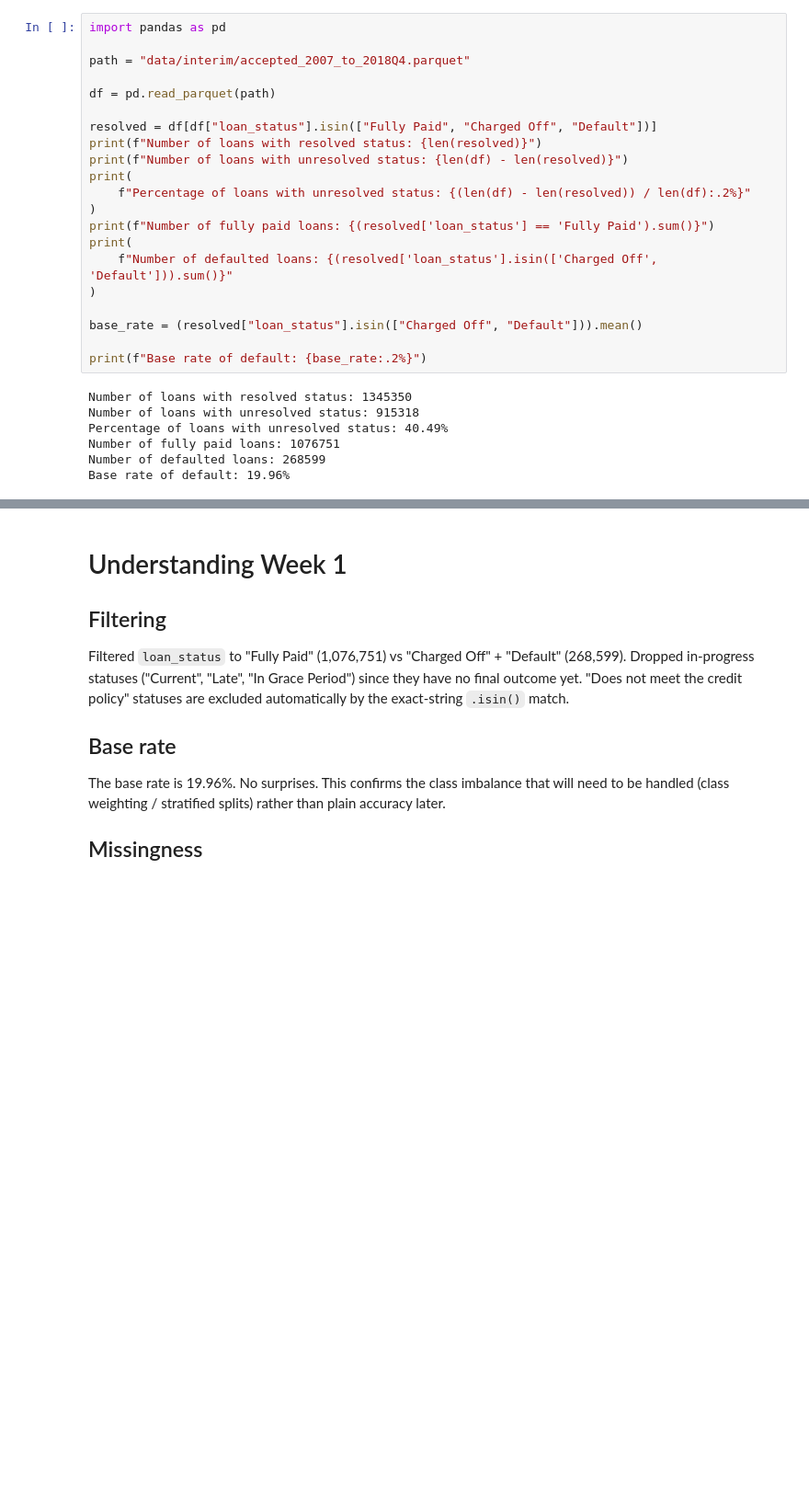
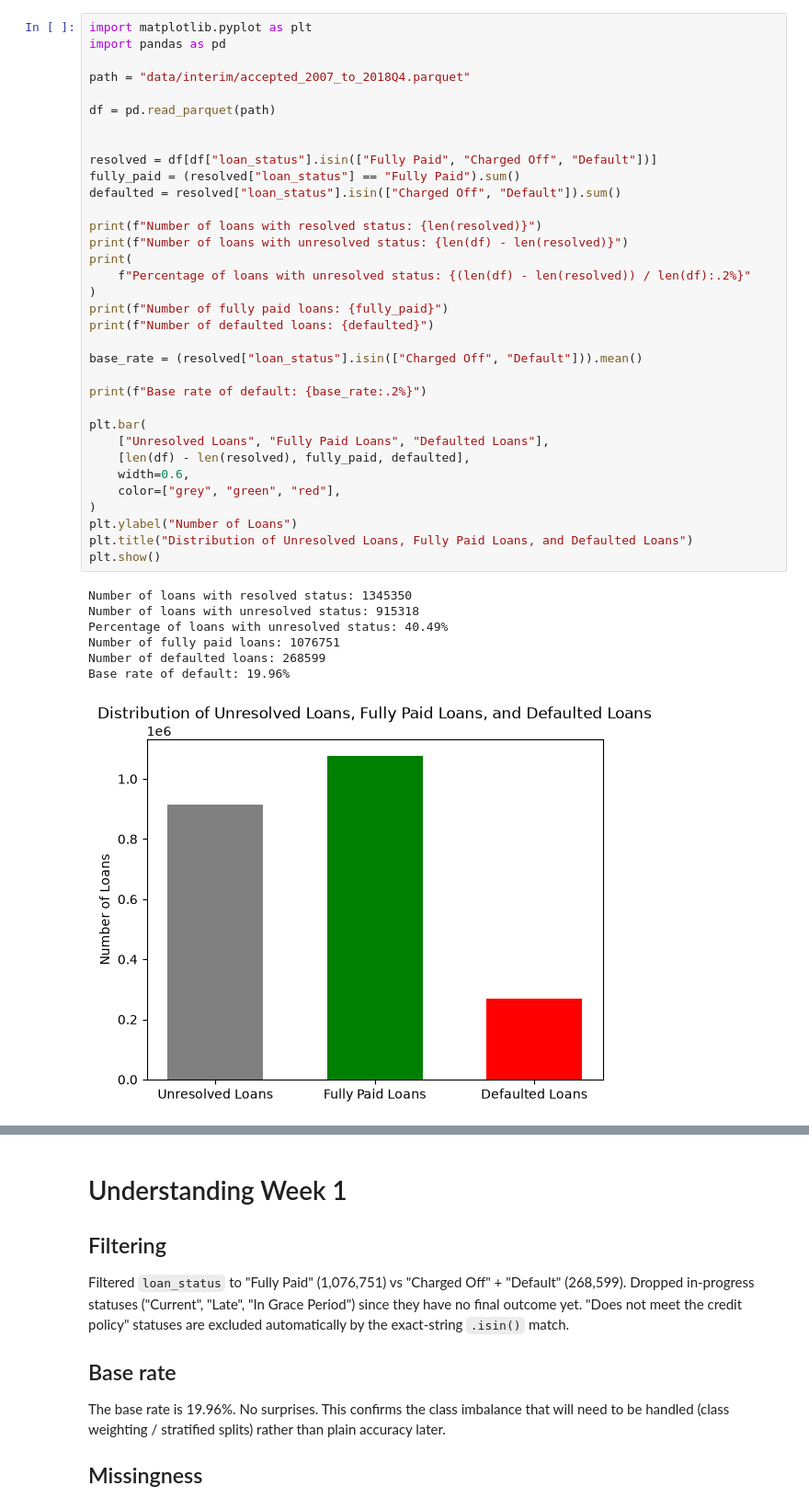
Before and after one commit to abh1abh/credit-default, a Jupyter notebook: notebooks/setup_01.ipynb, the cells around one changed output, grey strips where cells are left out. Shown at 92% size. Drawn from its saved outputs; the diff is of its cells as text; blank space fills up the shorter version.

```diff
--- a/notebooks/setup_01.ipynb
+++ b/notebooks/setup_01.ipynb
@@ -1,31 +1,45 @@
 # %%
+import matplotlib.pyplot as plt
 import pandas as pd
 
 path = "data/interim/accepted_2007_to_2018Q4.parquet"
 
 df = pd.read_parquet(path)
 
+
 resolved = df[df["loan_status"].isin(["Fully Paid", "Charged Off", "Default"])]
+fully_paid = (resolved["loan_status"] == "Fully Paid").sum()
+defaulted = resolved["loan_status"].isin(["Charged Off", "Default"]).sum()
+
 print(f"Number of loans with resolved status: {len(resolved)}")
 print(f"Number of loans with unresolved status: {len(df) - len(resolved)}")
 print(
     f"Percentage of loans with unresolved status: {(len(df) - len(resolved)) / len(df):.2%}"
 )
-print(f"Number of fully paid loans: {(resolved['loan_status'] == 'Fully Paid').sum()}")
-print(
-    f"Number of defaulted loans: {(resolved['loan_status'].isin(['Charged Off', 'Default'])).sum()}"
-)
+print(f"Number of fully paid loans: {fully_paid}")
+print(f"Number of defaulted loans: {defaulted}")
 
 base_rate = (resolved["loan_status"].isin(["Charged Off", "Default"])).mean()
 
 print(f"Base rate of default: {base_rate:.2%}")
+
+plt.bar(
+    ["Unresolved Loans", "Fully Paid Loans", "Defaulted Loans"],
+    [len(df) - len(resolved), fully_paid, defaulted],
+    width=0.6,
+    color=["grey", "green", "red"],
+)
+plt.ylabel("Number of Loans")
+plt.title("Distribution of Unresolved Loans, Fully Paid Loans, and Defaulted Loans")
+plt.show()
 # %% [output]
 Number of loans with resolved status: 1345350
 Number of loans with unresolved status: 915318
 Percentage of loans with unresolved status: 40.49%
 Number of fully paid loans: 1076751
 Number of defaulted loans: 268599
 Base rate of default: 19.96%
+[figure, added]
 # %%
 df = df.drop(columns=["member_id"])  # 100% null, dead column
 
```
Also changed, not shown: parts of 1 cell of this notebook, 5 other files.
